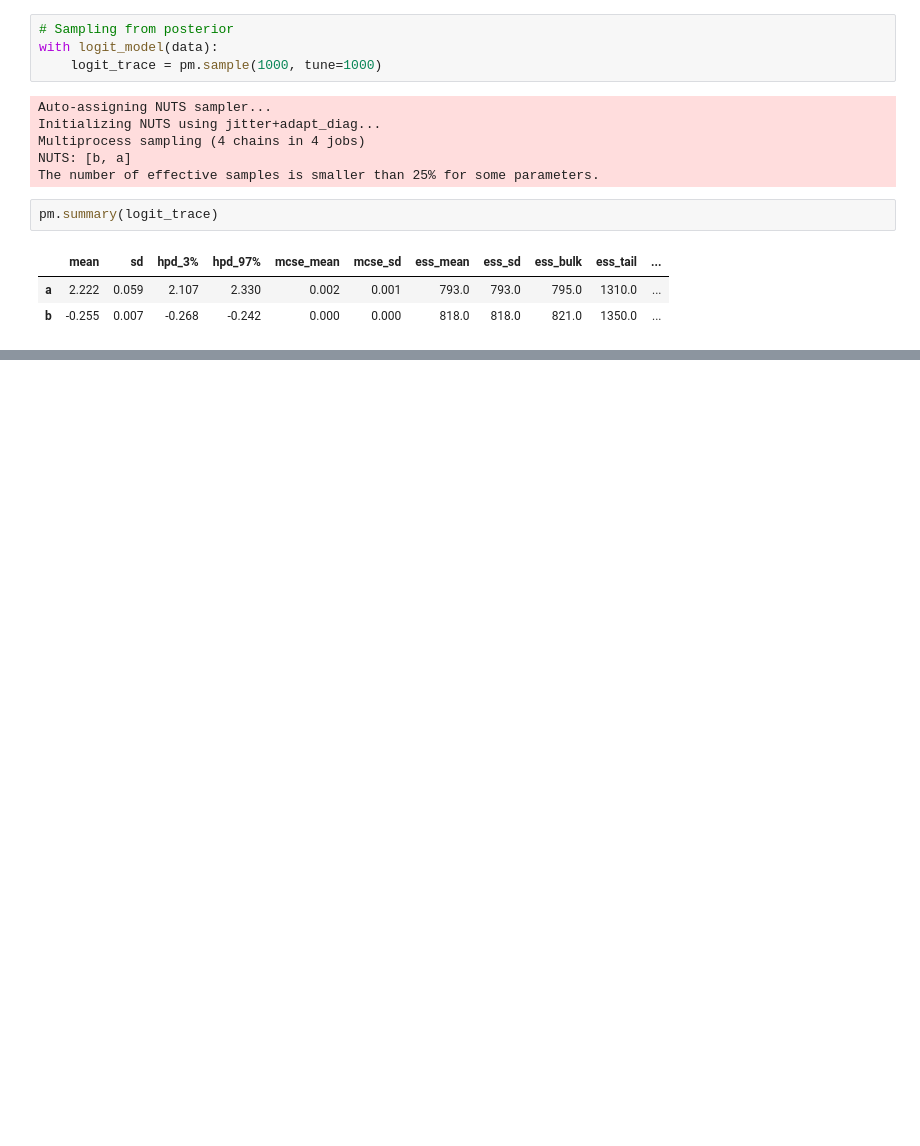
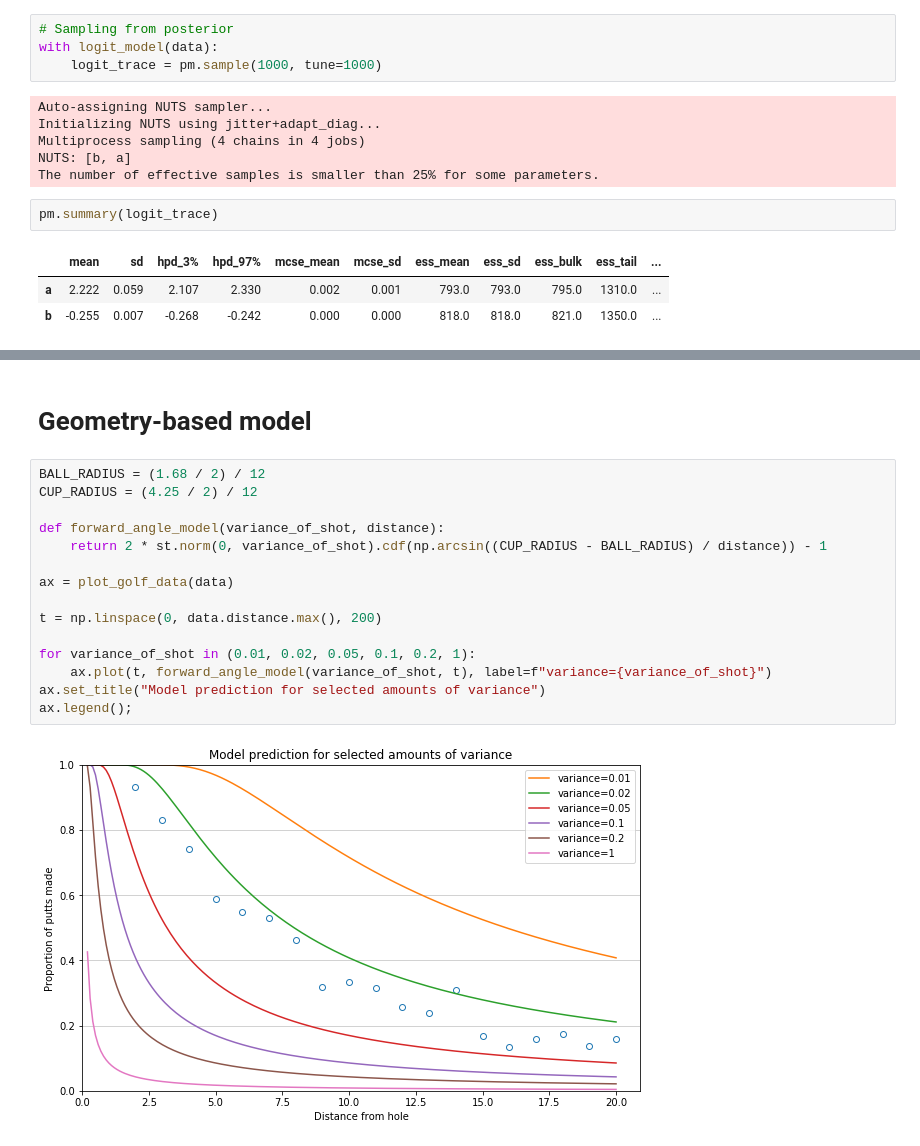
Before and after one commit to smu095/presentations, a Jupyter notebook: mcmc-pymc3-101/notebooks/3.0-smm-golf.ipynb, the cells around one changed output, grey strips where cells are left out. Drawn from its saved outputs; the diff is of its cells as text; blank space fills up the shorter version.

Commit message:
updated golf nb

```diff
--- a/mcmc-pymc3-101/notebooks/3.0-smm-golf.ipynb
+++ b/mcmc-pymc3-101/notebooks/3.0-smm-golf.ipynb
@@ -133,3 +138,22 @@ ax.plot(data["distance"], logit_ppc_success, 'k.', alpha=0.01)
 ax.set_title('Logit mean and posterior predictive');
 # %% [output]
 [figure]
+# %% [markdown]
+# Geometry-based model
+# %%
+BALL_RADIUS = (1.68 / 2) / 12
+CUP_RADIUS = (4.25 / 2) / 12
+
+def forward_angle_model(variance_of_shot, distance):
+    return 2 * st.norm(0, variance_of_shot).cdf(np.arcsin((CUP_RADIUS - BALL_RADIUS) / distance)) - 1
+
+ax = plot_golf_data(data)
+
+t = np.linspace(0, data.distance.max(), 200)
+
+for variance_of_shot in (0.01, 0.02, 0.05, 0.1, 0.2, 1):
+    ax.plot(t, forward_angle_model(variance_of_shot, t), label=f"variance={variance_of_shot}")
+ax.set_title("Model prediction for selected amounts of variance")
+ax.legend();
+# %% [output]
+[figure, added]
```
Also changed, not shown: parts of 9 cells of this notebook.
